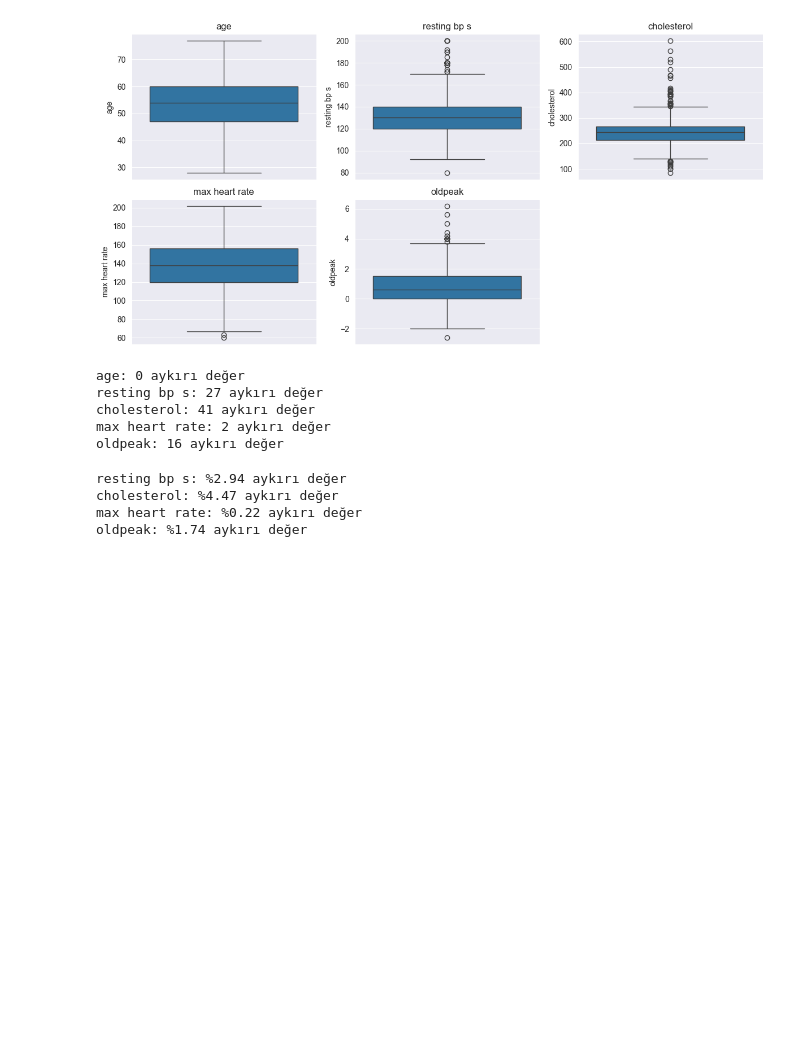
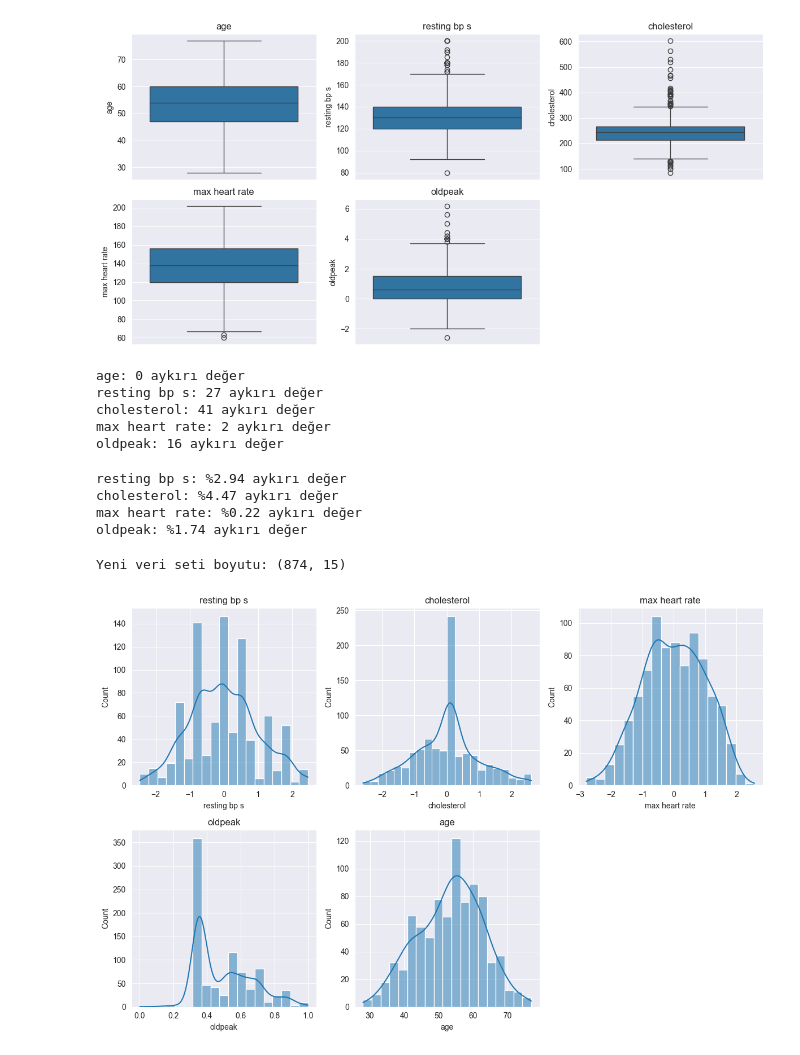
Before and after one commit to kardelenyurtkuran/heart-disease-prediction, a Jupyter notebook: notebooks/feature-engineering.ipynb, the cells around one changed output. Drawn from its saved outputs; the diff is of its cells as text; code cells hidden in the pictures; blank space fills up the shorter version.

```diff
--- a/notebooks/feature-engineering.ipynb
+++ b/notebooks/feature-engineering.ipynb
@@ -143,5 +143,22 @@ cholesterol: %4.47 aykırı değer
 max heart rate: %0.22 aykırı değer
 oldpeak: %1.74 aykırı değer
 # %%
-#Cell 12: Drop outliers below %3
-df_encoded = df_encoded[~df_encoded["resting bp s", "max heart rate", "oldpeak"]]
+#Cell 13: Drop outliers below %3
+# Silinecek sütunları belirle
+columns_to_remove_outliers = ["resting bp s", "max heart rate", "oldpeak"]
+
+# Silinecek aykırı değer indekslerini belirlemek için boş bir set oluştur
+outlier_indices = set()
+
+# Belirlenen sütunlarda aykırı değerleri tespit edip indekslerini topluyoruz
+for col in columns_to_remove_outliers:
+    outliers = detect_outliers_iqr(df_encoded, col)
+    outlier_indices.update(outliers.index)  # Set'e ekleyerek tekrarları önlüyoruz
+
+# Aykırı değerleri içeren satırları siliyoruz
+df_encoded.drop(index=outlier_indices, inplace=True)
+
+# Güncellenmiş veri setinin boyutunu yazdırıyoruz
+print(f"Yeni veri seti boyutu: {df_encoded.shape}")
+# %% [output]
+Yeni veri seti boyutu: (874, 15)
@@ -147,0 +182,14 @@ df_encoded = df_encoded[~df_encoded["resting bp s", "max heart rate", "oldpeak"]
+# %%
+#Cell 15: Check Continuous Columns
+continuous_cols = ["resting bp s", "cholesterol", "max heart rate", "oldpeak", "age"]
+
+plt.figure(figsize=(12, 8))
+for i, col in enumerate(continuous_cols, 1):
+    plt.subplot(2, 3, i)
+    sns.histplot(df_encoded[col], kde=True)
+    plt.title(col)
+
+plt.tight_layout()
+plt.show()
+# %% [output]
+[figure, added]
```
Also changed, not shown: parts of 9 cells of this notebook, 1 other file.
